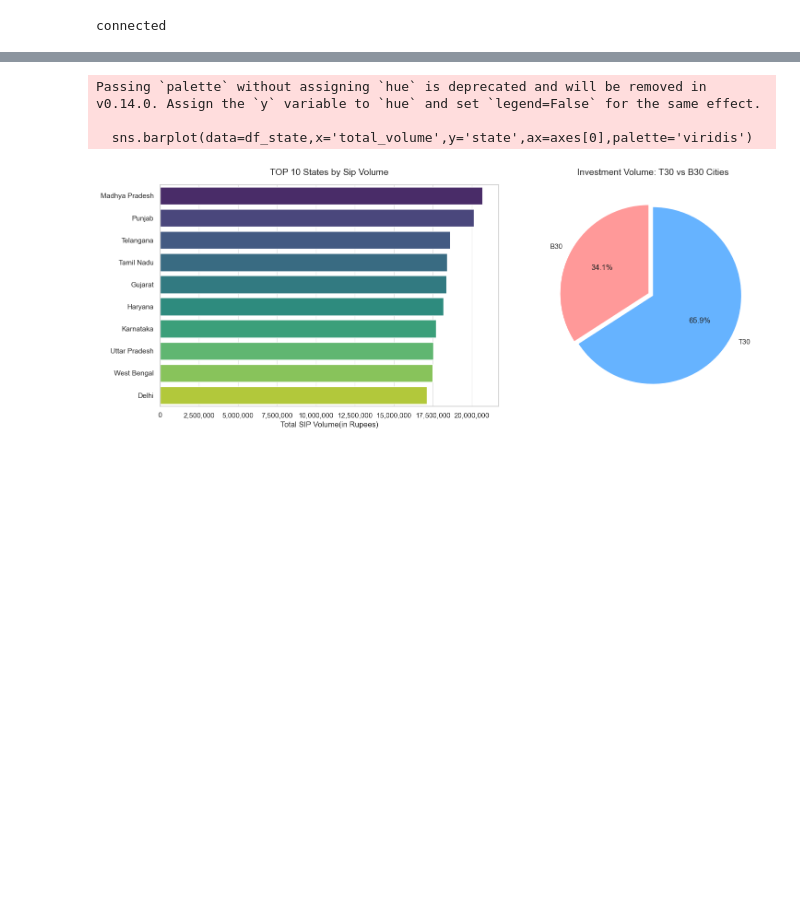
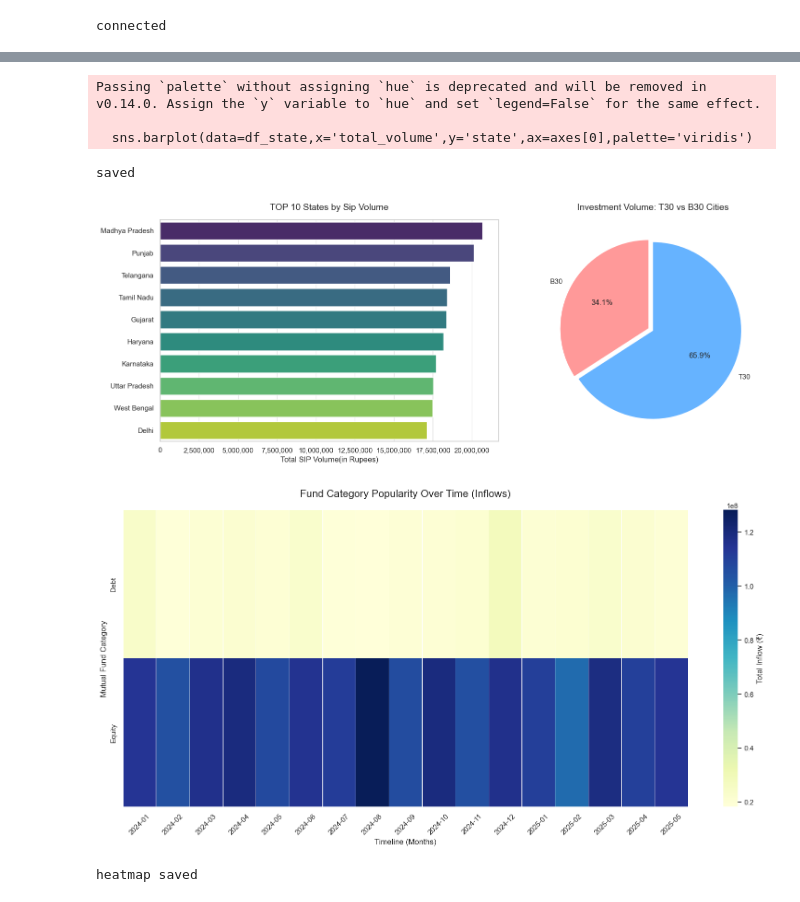
Before and after one commit to devkumar2313/bluestock_mf_capstone, a Jupyter notebook: notebooks/03_data_analysis.ipynb, the cells around one changed output, grey strips where cells are left out. Saved outputs shown, nothing was run; the diff lists cells and outputs as text; code cells hidden in the pictures; blank space fills up the shorter version.

```diff
--- a/notebooks/03_data_analysis.ipynb
+++ b/notebooks/03_data_analysis.ipynb
@@ -145,9 +181,52 @@ axes[1].pie(df_tier['total_volume'],labels=df_tier['city_tier'],autopct='%1.1f%%
 axes[1].set_title('Investment Volume: T30 vs B30 Cities',fontsize=14,pad=15)
 
 plt.tight_layout()
+
+plt.savefig('../reports/images/top_10_states_by_total_sip_vol.png', bbox_inches='tight')
+print('saved')
 plt.show()
 # %% [output]
 Passing `palette` without assigning `hue` is deprecated and will be removed in v0.14.0. Assign the `y` variable to `hue` and set `legend=False` for the same effect.
 
   sns.barplot(data=df_state,x='total_volume',y='state',ax=axes[0],palette='viridis')
+saved
 [figure]
+# %%
+# Query: Join transactions with the fund master to get categories, and aggregate by month
+query = """
+    SELECT
+        strftime('%Y-%m', t.transaction_date) AS month,
+        d.category,
+        SUM(t.amount_inr) as total_inflow
+    FROM fact_transactions t
+    JOIN dim_fund d ON t.amfi_code = d.amfi_code
+    WHERE t.transaction_type IN ('Sip', 'Lumpsum')
+    GROUP BY month, d.category
+"""
+df = pd.read_sql(query, con)
+
+heatmap_data = df.pivot(index='category', columns='month', values='total_inflow')
+
+plt.figure(figsize=(16, 8))
+ax = sns.heatmap(
+    heatmap_data,
+    cmap="YlGnBu",
+    annot=False,
+    linewidths=0.5,
+    cbar_kws={'label': 'Total Inflow (₹)'}
+)
+
+plt.title('Fund Category Popularity Over Time (Inflows)', fontsize=16, pad=20)
+plt.xlabel('Timeline (Months)', fontsize=12)
+plt.ylabel('Mutual Fund Category', fontsize=12)
+plt.xticks(rotation=45)
+
+plt.tight_layout()
+plt.show()
+
+
+ax.figure.savefig(img_dir / 'category_inflow_heatmap.png')
+print('heatmap saved')
+# %% [output]
+[figure, added]
+heatmap saved
```
Also changed, not shown: parts of 8 cells of this notebook, 20 other files.
